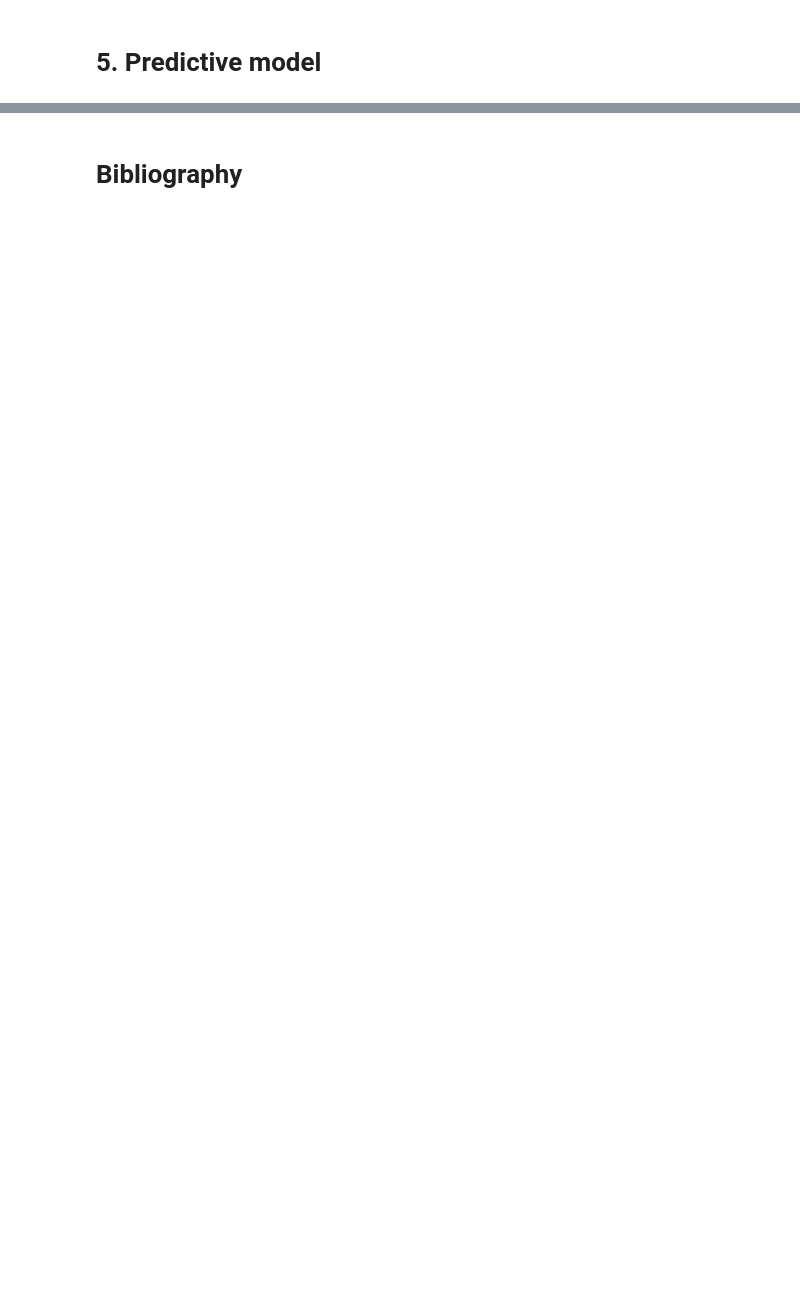
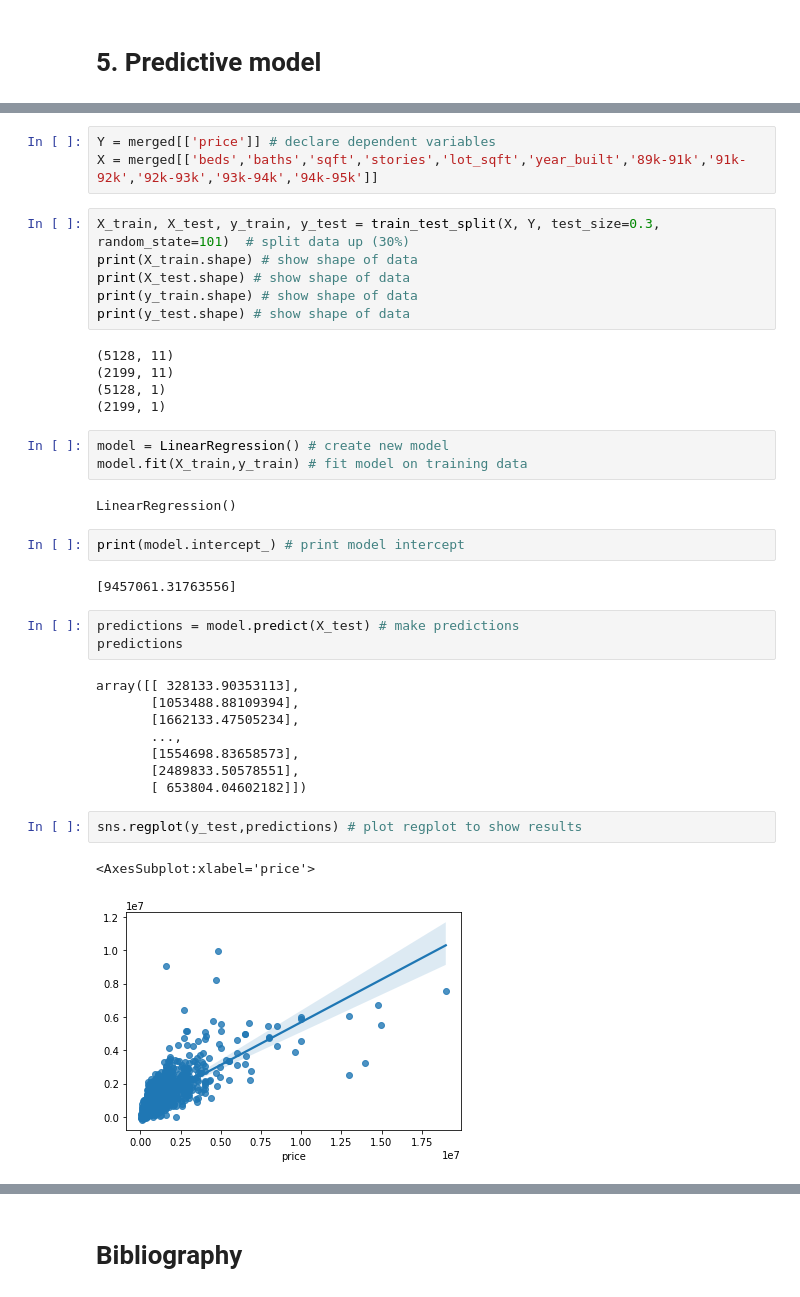
Before and after one commit to matsvdburg/Backup, a Jupyter notebook: Final Assignment - Mats van der Burg.ipynb, the cells around one changed output, grey strips where cells are left out. Drawn from its saved outputs; the diff is of its cells as text; blank space fills up the shorter version.

```diff
--- a/Final Assignment - Mats van der Burg.ipynb
+++ b/Final Assignment - Mats van der Burg.ipynb
@@ -541,0 +651,39 @@ Predictive model: build a relevant statistical model or train a machine learning
+# %%
+Y = merged[['price']] # declare dependent variables
+X = merged[['beds','baths','sqft','stories','lot_sqft','year_built','89k-91k','91k-92k','92k-93k','93k-94k','94k-95k']]
+# %%
+X_train, X_test, y_train, y_test = train_test_split(X, Y, test_size=0.3, random_state=101)  # split data up (30%)
+print(X_train.shape) # show shape of data
+print(X_test.shape) # show shape of data
+print(y_train.shape) # show shape of data
+print(y_test.shape) # show shape of data
+# %% [output]
+(5128, 11)
+(2199, 11)
+(5128, 1)
+(2199, 1)
+# %%
+model = LinearRegression() # create new model
+model.fit(X_train,y_train) # fit model on training data
+# %% [output]
+LinearRegression()
+# %%
+print(model.intercept_) # print model intercept
+# %% [output]
+[9457061.31763556]
+# %%
+predictions = model.predict(X_test) # make predictions
+predictions
+# %% [output]
+array([[ 328133.90353113],
+       [1053488.88109394],
+       [1662133.47505234],
+       ...,
+       [1554698.83658573],
+       [2489833.50578551],
+       [ 653804.04602182]])
+# %%
+sns.regplot(y_test,predictions) # plot regplot to show results
+# %% [output]
+<AxesSubplot:xlabel='price'>
+[figure, added]
```
Also changed, not shown: parts of 66 cells of this notebook.
